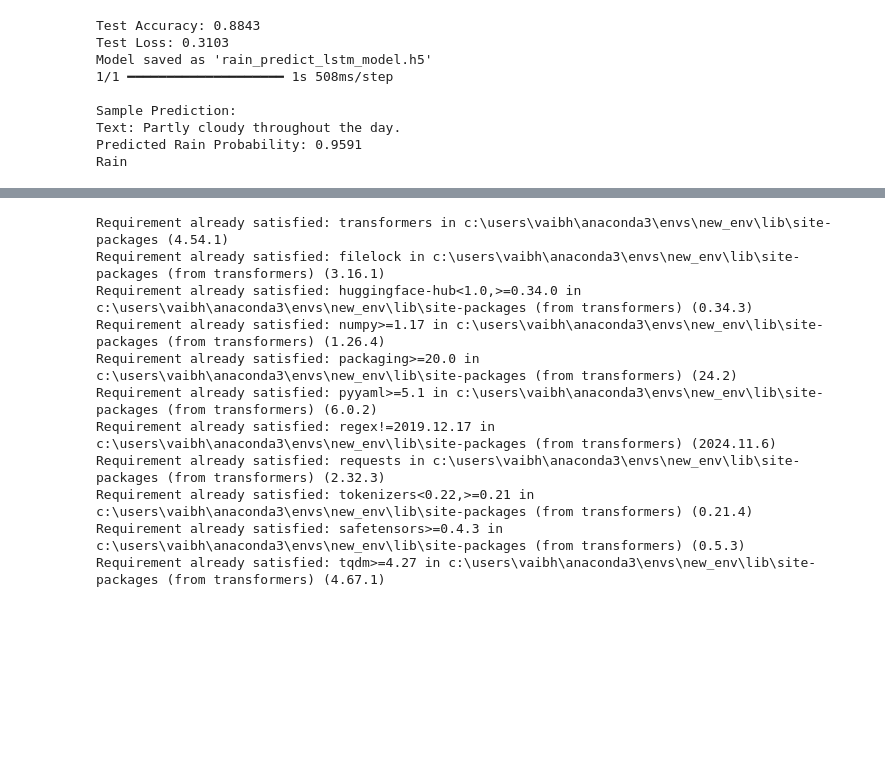
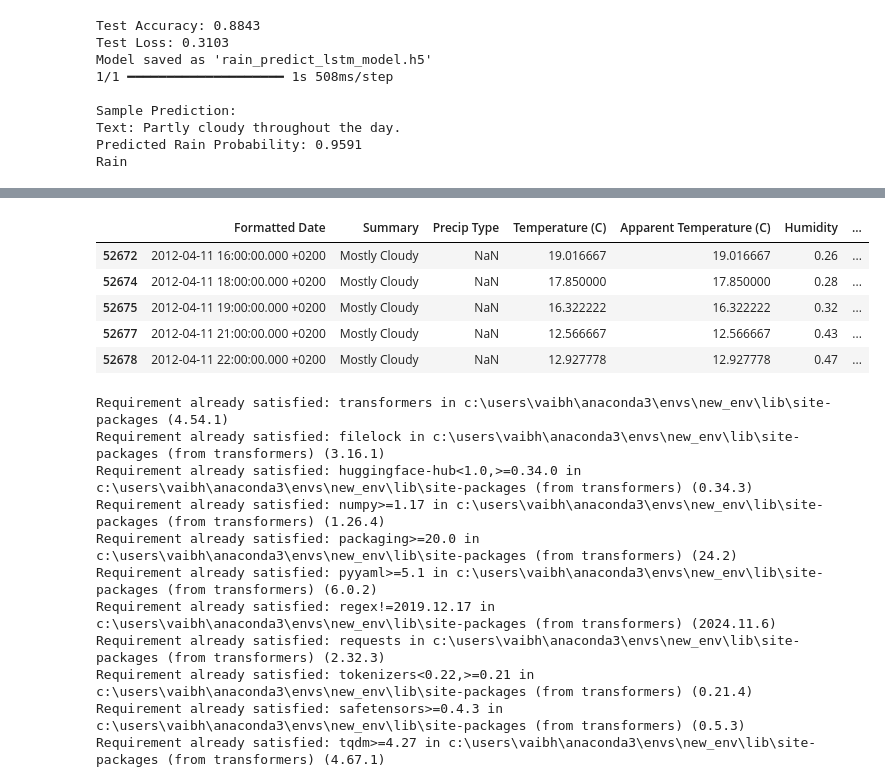
Before and after one commit to vaibhavsinha01/Cloud_Internship_Project, a Jupyter notebook: main.ipynb, the cells around one changed output, grey strips where cells are left out. Saved outputs shown, nothing was run; the diff lists cells and outputs as text; code cells hidden in the pictures; blank space fills up the shorter version.

```diff
--- a/main.ipynb
+++ b/main.ipynb
@@ -437,3 +705,17 @@ Rain
+# %%
+df = pd.read_csv(r"C:\Users\vaibh\OneDrive\Desktop\latest_projects\weather_forecasting\weatherHistory.csv")
+
+df['Precip Type'].unique()
+
+new_df = (df[df['Precip Type'].isna()])
+new_df.head()
+# %% [output]
+|  | Formatted Date | Summary | Precip Type | Temperature (C) | Apparent Temperature (C) | Humidity | ... |
+| 52672 | 2012-04-11 16:00:00.000 +0200 | Mostly Cloudy | NaN | 19.016667 | 19.016667 | 0.26 | ... |
+| 52674 | 2012-04-11 18:00:00.000 +0200 | Mostly Cloudy | NaN | 17.850000 | 17.850000 | 0.28 | ... |
+| 52675 | 2012-04-11 19:00:00.000 +0200 | Mostly Cloudy | NaN | 16.322222 | 16.322222 | 0.32 | ... |
+| 52677 | 2012-04-11 21:00:00.000 +0200 | Mostly Cloudy | NaN | 12.566667 | 12.566667 | 0.43 | ... |
+| 52678 | 2012-04-11 22:00:00.000 +0200 | Mostly Cloudy | NaN | 12.927778 | 12.927778 | 0.47 | ... |
 # %%
 !pip install transformers
 # %% [output]
```
Also changed, not shown: parts of 5 cells of this notebook, 6 other files.
